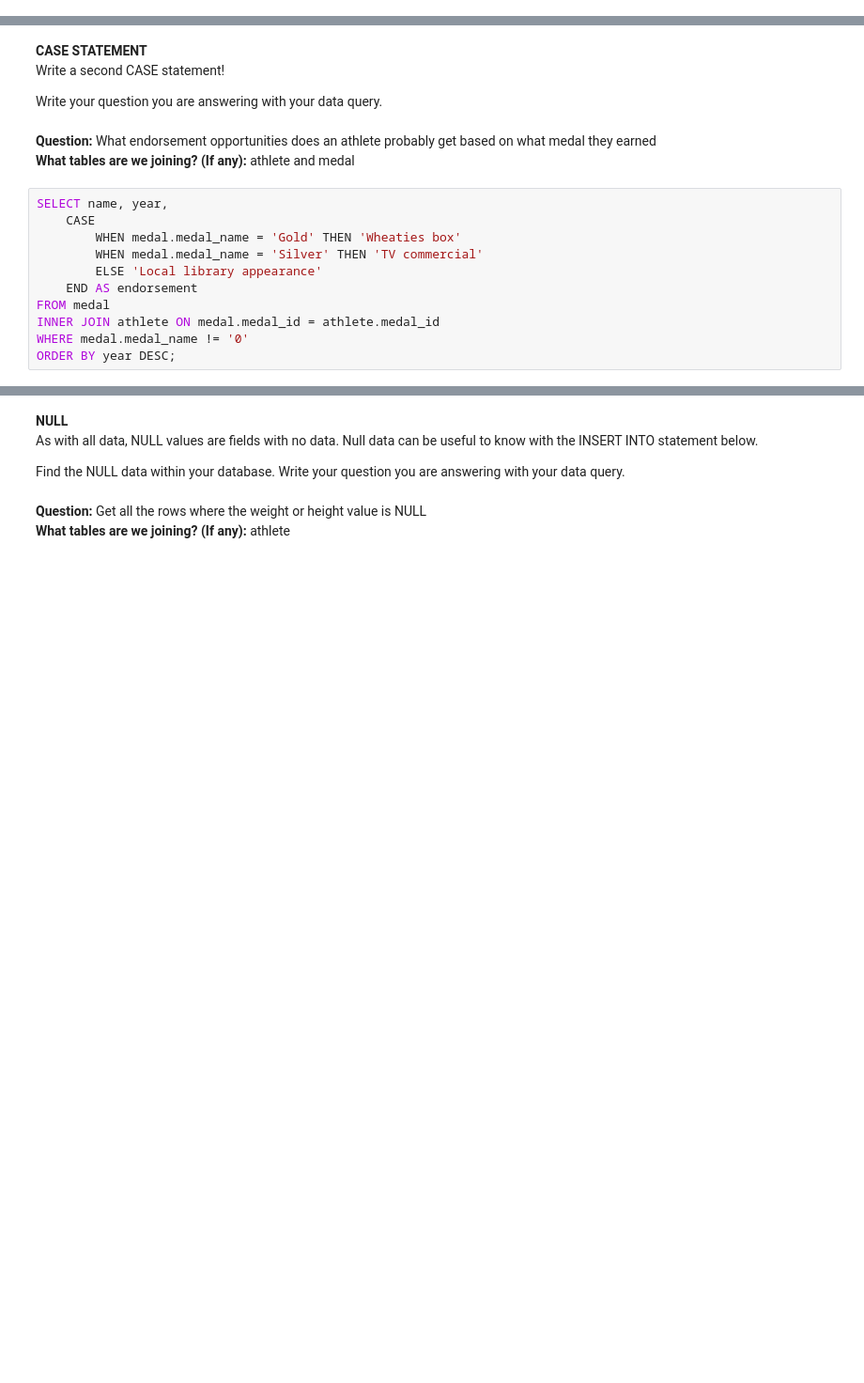
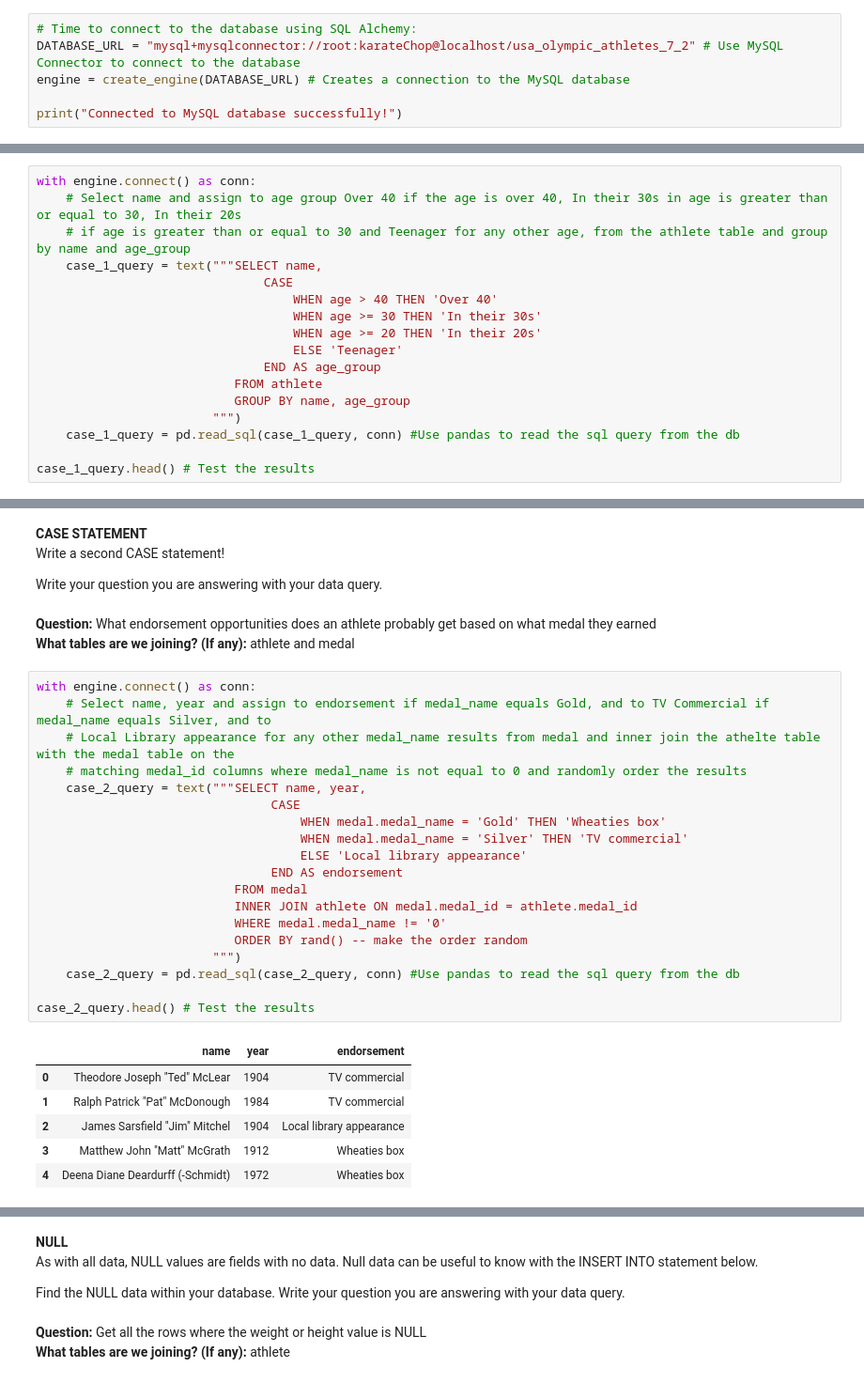
Before and after one commit to joedag32/DSSA-5102_Spring2025, a Jupyter notebook: Assignments/Assignment9_Dagostino.ipynb, the cells around one changed output, grey strips where cells are left out. Shown at 94% size. Drawn from its saved outputs; the diff is of its cells as text; blank space fills up the shorter version.

Commit message:
wrapping up assignment 9

```diff
--- a/Assignments/Assignment9_Dagostino.ipynb
+++ b/Assignments/Assignment9_Dagostino.ipynb
@@ -38,0 +53,6 @@ Follow the instructions below to complete the assignment. Be sure to comment **a
+# %%
+# Time to connect to the database using SQL Alchemy:
+DATABASE_URL = "mysql+mysqlconnector://root:karateChop@localhost/usa_olympic_athletes_7_2" # Use MySQL Connector to connect to the database
+engine = create_engine(DATABASE_URL) # Creates a connection to the MySQL database
+
+print("Connected to MySQL database successfully!")
@@ -59,0 +72,17 @@ GROUP BY name, age_group;
+# %%
+with engine.connect() as conn:
+    # Select name and assign to age group Over 40 if the age is over 40, In their 30s in age is greater than or equal to 30, In their 20s
+    # if age is greater than or equal to 30 and Teenager for any other age, from the athlete table and group by name and age_group
+    case_1_query = text("""SELECT name,
+                               CASE
+                        		   WHEN age > 40 THEN 'Over 40'
+                                   WHEN age >= 30 THEN 'In their 30s'
+                                   WHEN age >= 20 THEN 'In their 20s'
+                            	   ELSE 'Teenager'
+                        	   END AS age_group
+                           FROM athlete
+                           GROUP BY name, age_group
+                        """)
+    case_1_query = pd.read_sql(case_1_query, conn) #Use pandas to read the sql query from the db
+
+case_1_query.head() # Test the results
@@ -67,17 +103,32 @@ Write your question you are answering with your data query. <br>
 **Question:** What endorsement opportunities does an athlete probably get based on what medal they earned
 <br>
 **What tables are we joining? (If any):** athlete and medal
-# %%
-SELECT name, year,
-	CASE
-		WHEN medal.medal_name = 'Gold' THEN 'Wheaties box'
-        WHEN medal.medal_name = 'Silver' THEN 'TV commercial'
-		ELSE 'Local library appearance'
-	END AS endorsement
-FROM medal
-INNER JOIN athlete ON medal.medal_id = athlete.medal_id
-WHERE medal.medal_name != '0'
-ORDER BY year DESC;
+# %%
+with engine.connect() as conn:
+    # Select name, year and assign to endorsement if medal_name equals Gold, and to TV Commercial if medal_name equals Silver, and to
+    # Local Library appearance for any other medal_name results from medal and inner join the athelte table with the medal table on the
+    # matching medal_id columns where medal_name is not equal to 0 and randomly order the results
+    case_2_query = text("""SELECT name, year,
+                            	CASE
+                            		WHEN medal.medal_name = 'Gold' THEN 'Wheaties box'
+                                    WHEN medal.medal_name = 'Silver' THEN 'TV commercial'
+                            		ELSE 'Local library appearance'
+                            	END AS endorsement
+                           FROM medal
+                           INNER JOIN athlete ON medal.medal_id = athlete.medal_id
+                           WHERE medal.medal_name != '0'
+                           ORDER BY rand() -- make the order random
+                        """)
+    case_2_query = pd.read_sql(case_2_query, conn) #Use pandas to read the sql query from the db
+
+case_2_query.head() # Test the results
+# %% [output]
+|  | name | year | endorsement |
+| 0 | Theodore Joseph "Ted" McLear | 1904 | TV commercial |
+| 1 | Ralph Patrick "Pat" McDonough | 1984 | TV commercial |
+| 2 | James Sarsfield "Jim" Mitchel | 1904 | Local library appearance |
+| 3 | Matthew John "Matt" McGrath | 1912 | Wheaties box |
+| 4 | Deena Diane Deardurff (-Schmidt) | 1972 | Wheaties box |
 # %% [markdown]
 **CASE STATEMENT**
 <br>
```
Also changed, not shown: parts of 28 cells of this notebook, 1 other file.
